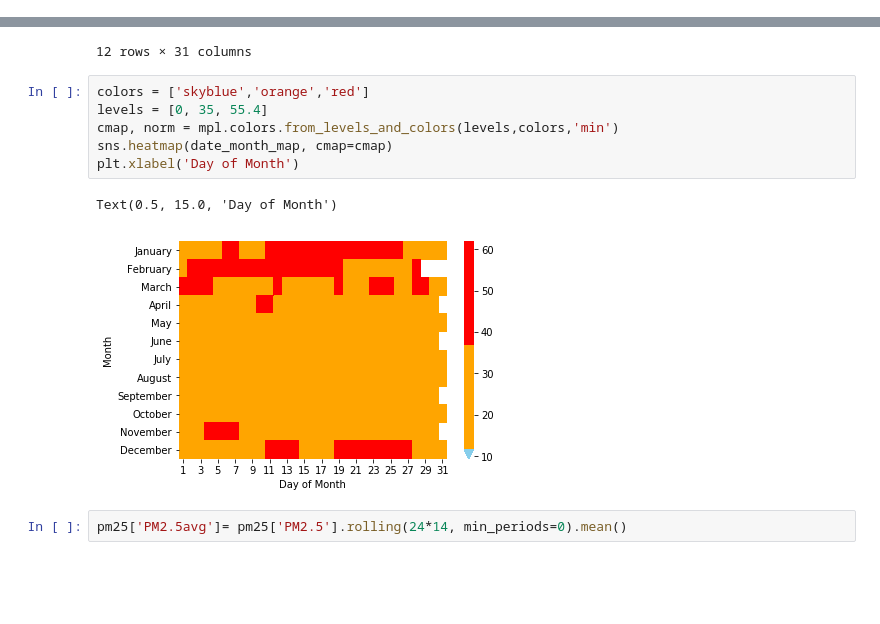
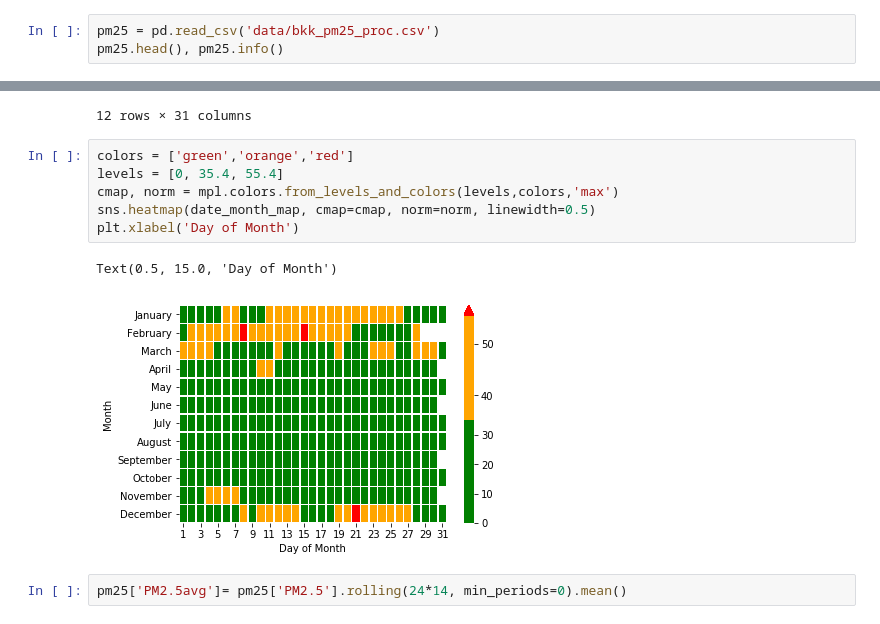
Before and after one commit to worasom/aqi_thailand, a Jupyter notebook: viz_AQI.ipynb, the cells around one changed output, grey strips where cells are left out. Cells and saved outputs as stored; diff of their text form; blank space fills up the shorter version.

```diff
--- a/viz_AQI.ipynb
+++ b/viz_AQI.ipynb
@@ -258,3 +275,6 @@ memory usage: 1.9+ MB
  2016-03-04 18:00:00   25.6  39.741667  2016  March           4    Friday
  2016-03-04 19:00:00   32.1  38.766667  2016  March           4    Friday,
  None)
+# %%
+pm25 = pd.read_csv('data/bkk_pm25_proc.csv')
+pm25.head(), pm25.info()
@@ -332,14 +384,14 @@ date_month_map
 | December | 31.203095 | 29.059954 | 27.323239 | 29.366377 | 26.969853 | 26.576691 | 32.932928 | 35.531250 | 31.949531 | 35.453403 | ... | ... |
 12 rows × 31 columns
 # %%
-colors = ['skyblue','orange','red']
-levels = [0, 35, 55.4]
-cmap, norm = mpl.colors.from_levels_and_colors(levels,colors,'min')
-sns.heatmap(date_month_map, cmap=cmap)
+colors = ['green','orange','red']
+levels = [0, 35.4, 55.4]
+cmap, norm = mpl.colors.from_levels_and_colors(levels,colors,'max')
+sns.heatmap(date_month_map, cmap=cmap, norm=norm, linewidth=0.5)
 plt.xlabel('Day of Month')
 # %% [output]
 Text(0.5, 15.0, 'Day of Month')
-[figure, old version]
+[figure, new version]
 # %%
 pm25['PM2.5avg']= pm25['PM2.5'].rolling(24*14, min_periods=0).mean()
 # %%
```
Also changed, not shown: parts of 13 cells of this notebook.
